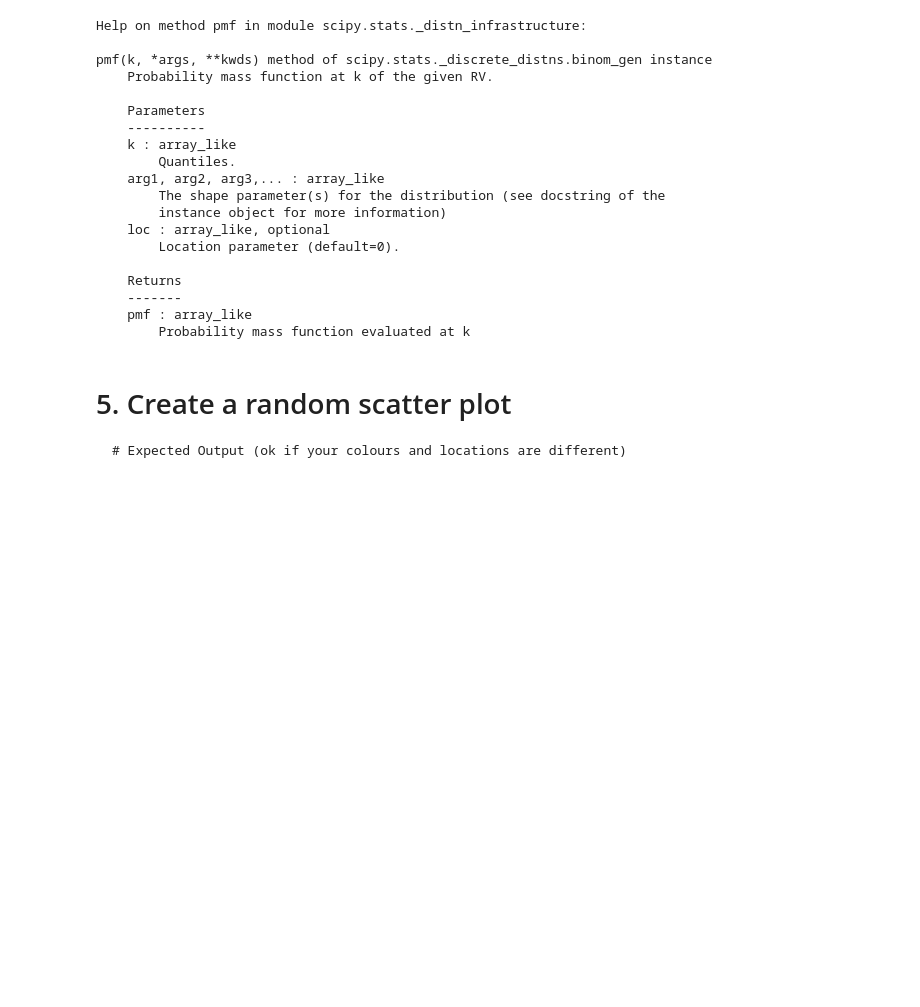
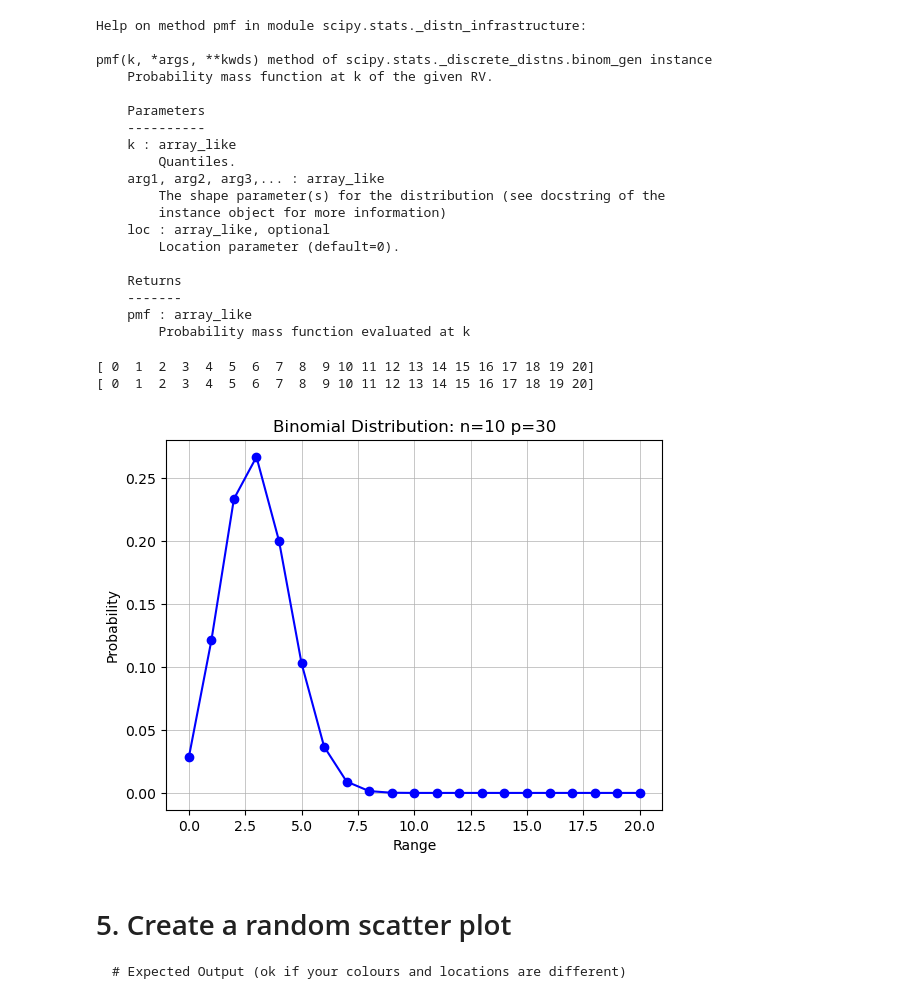
Before and after one commit to Aya03030/iod, a Jupyter notebook: IOD_Lab-1.1.4 Statistics - part 2.ipynb, the cells around one changed output. Saved outputs shown, nothing was run; the diff lists cells and outputs as text; code cells hidden in the pictures; blank space fills up the shorter version.

````diff
--- a/IOD_Lab-1.1.4 Statistics - part 2.ipynb
+++ b/IOD_Lab-1.1.4 Statistics - part 2.ipynb
@@ -106,3 +121,30 @@ print(k)
+# %%
+# creating a Binomial Distribution
+n = 10
+p = 0.3
+k = np.arange(0,21)
+
+print(k)
+
+
+
+# ANSWER
+
+binomial = stats.binom.pmf(k, n, p)
+plt.plot(k, binomial, linestyle='-', marker='o', color='blue', label='Line and Points')
+
+plt.grid(linestyle='-', linewidth=0.5)
+
+plt.title('Binomial Distribution: n=10 p=30')
+
+plt.xlabel('Range')
+plt.ylabel('Probability')
+
+print(k)
+# %% [output]
+[ 0  1  2  3  4  5  6  7  8  9 10 11 12 13 14 15 16 17 18 19 20]
+[ 0  1  2  3  4  5  6  7  8  9 10 11 12 13 14 15 16 17 18 19 20]
+[figure, added]
 # %% [markdown]
 # 5. Create a random scatter plot
 ```
````
Also changed, not shown: parts of 18 cells of this notebook.
